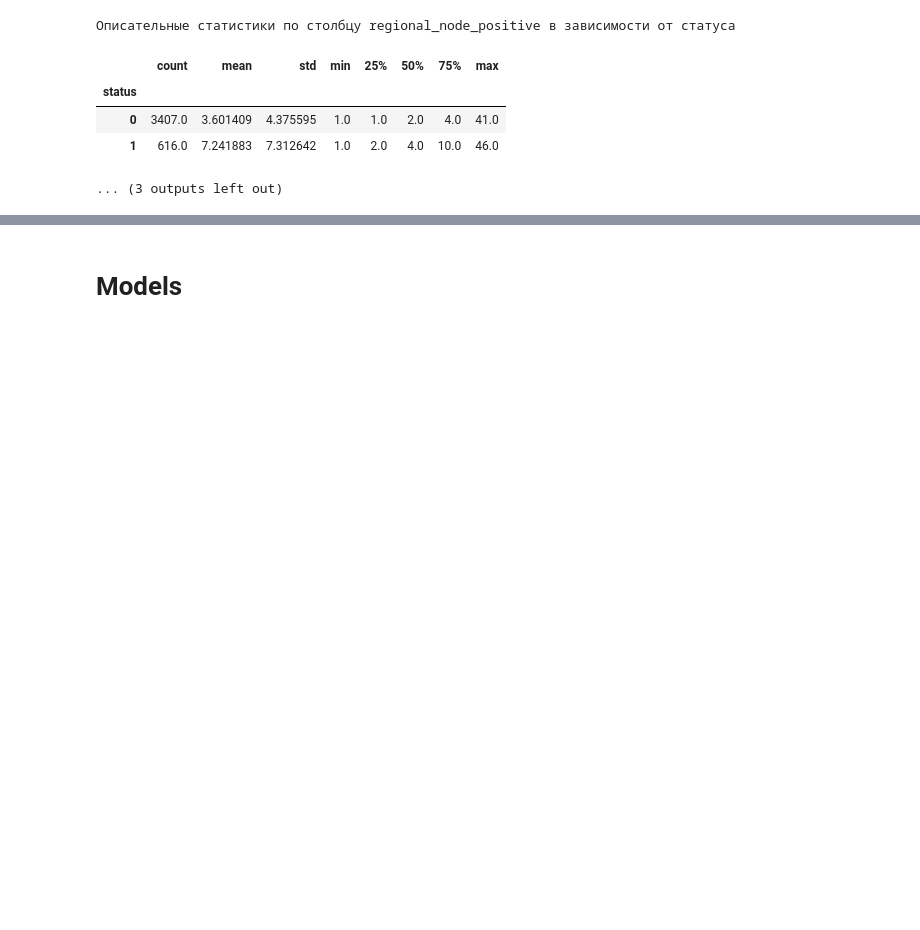
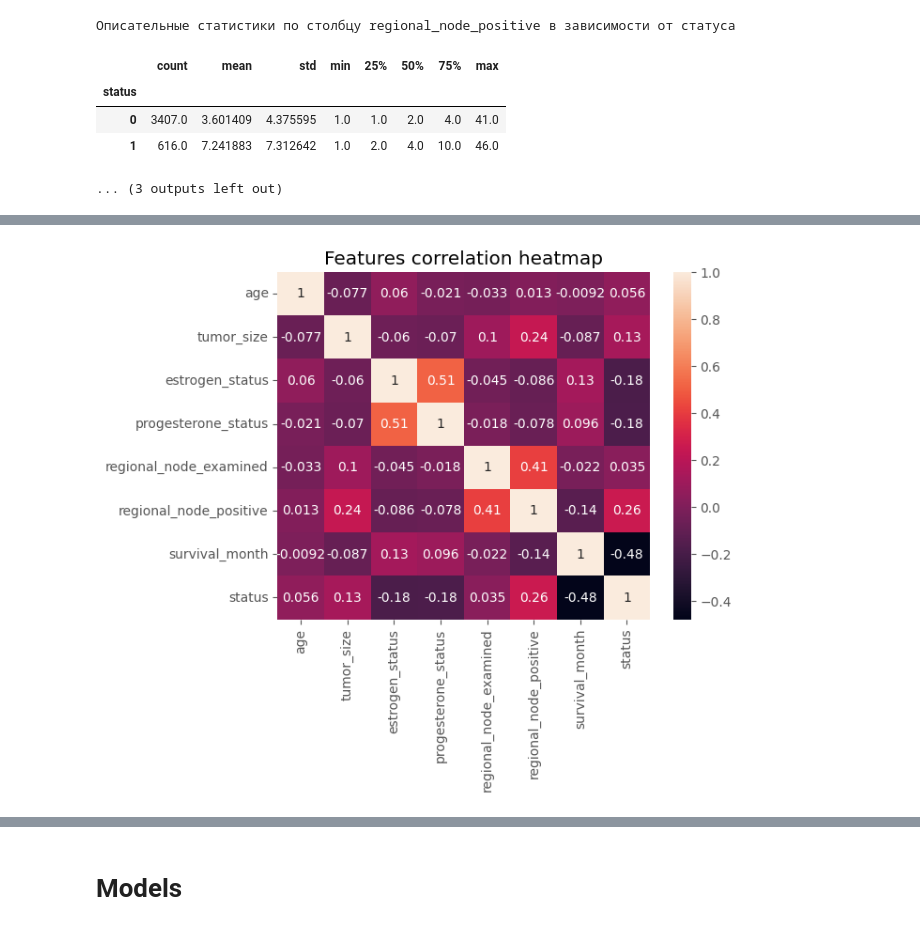
Before and after one commit to Lamantin12/data_science_projects, a Jupyter notebook: breast_cancer/breast_cancer_analysis.ipynb, the cells around one changed output, grey strips where cells are left out. Saved outputs shown, nothing was run; the diff lists cells and outputs as text; code cells hidden in the pictures; blank space fills up the shorter version.

```diff
--- a/breast_cancer/breast_cancer_analysis.ipynb
+++ b/breast_cancer/breast_cancer_analysis.ipynb
@@ -313,0 +307,9 @@ None
+# %%
+ax = sns.heatmap(
+    cancer_data.corr(numeric_only=True),
+    annot=True,
+)
+ax.set_title("Features correlation heatmap")
+None
+# %% [output]
+[figure, added]
```
Also changed, not shown: parts of 17 cells of this notebook.
